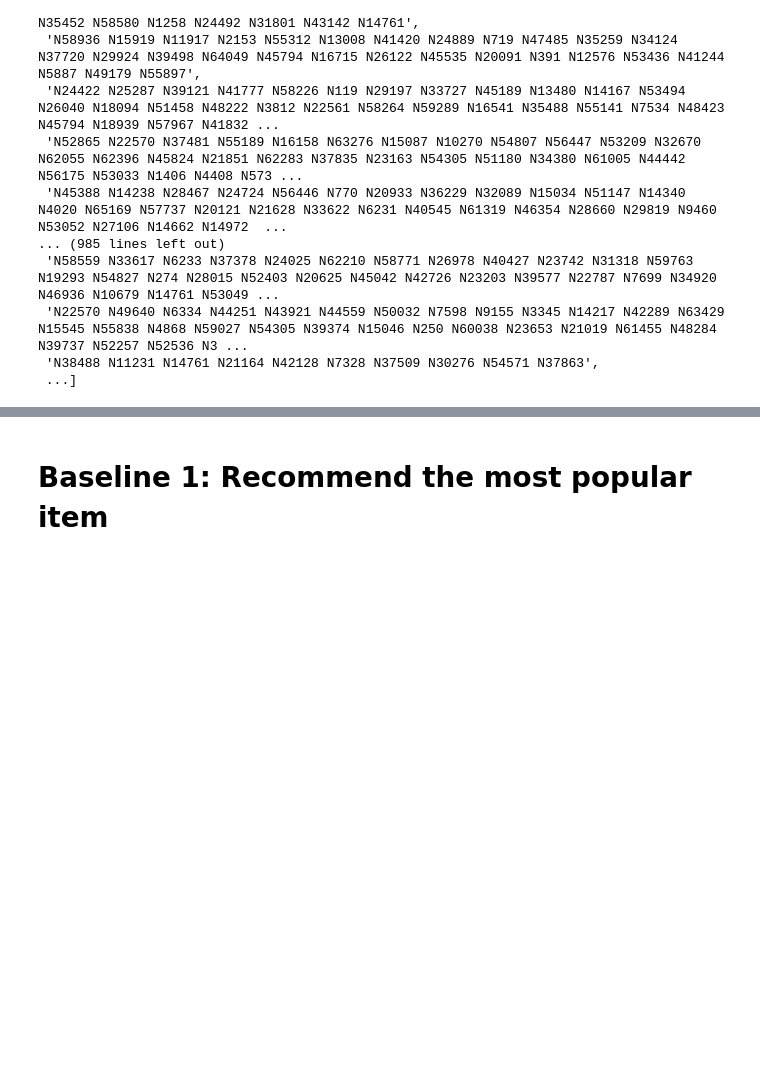
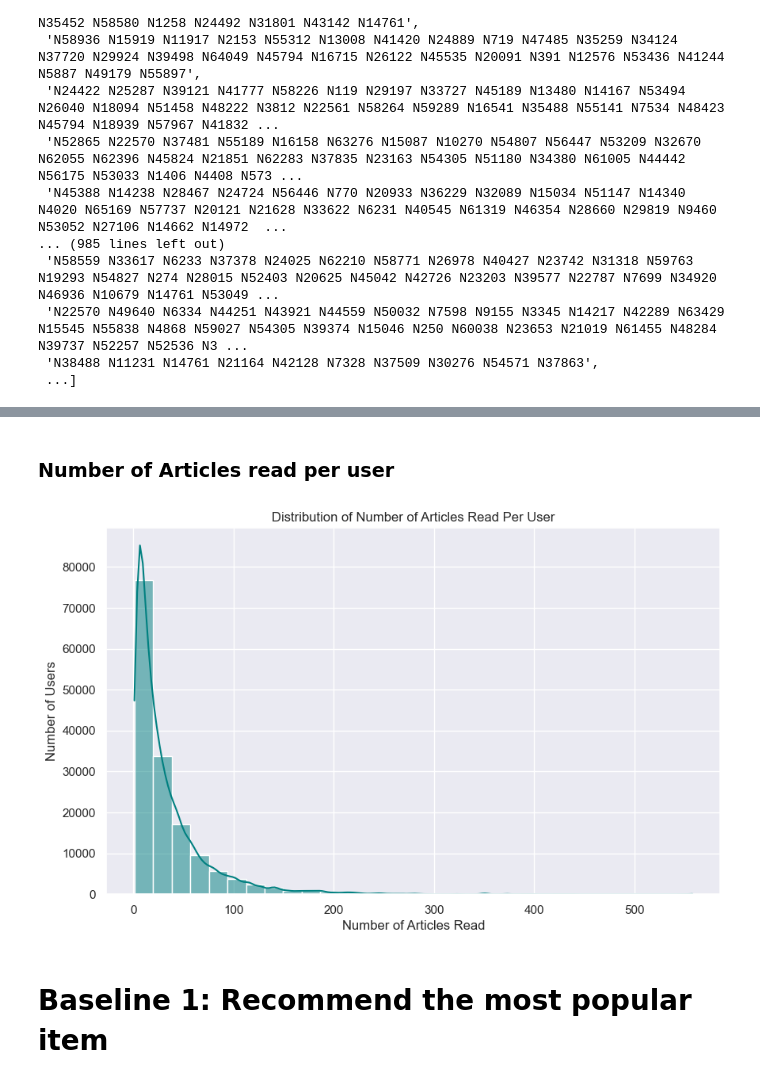
Before and after one commit to eiriksteen/MNRC, a Jupyter notebook: notebooks/eda.ipynb, the cells around one changed output, grey strips where cells are left out. Saved outputs shown, nothing was run; the diff lists cells and outputs as text; code cells hidden in the pictures; blank space fills up the shorter version.

```diff
--- a/notebooks/eda.ipynb
+++ b/notebooks/eda.ipynb
@@ -94,3 +172,22 @@ list(behaviors_df.to_dict()["History"].values())
+# %% [markdown]
+### Number of Articles read per user
+# %%
+# Count the number of articles read per user
+behaviors_df['num_articles_read'] = behaviors_df['History'].dropna().apply(lambda x: len(x.split()))
+
+# Summary statistics for number of articles read
+articles_read_per_user = behaviors_df['num_articles_read'].describe()
+
+# Histogram of articles read per user using seaborn
+plt.figure(figsize=(10, 6))
+sns.histplot(behaviors_df['num_articles_read'].dropna(), bins=30, kde=True, color='teal')
+plt.title('Distribution of Number of Articles Read Per User')
+plt.xlabel('Number of Articles Read')
+plt.ylabel('Number of Users')
+plt.grid(True)
+plt.show()
+# %% [output]
+[figure, added]
 # %% [markdown]
 <h1> Baseline 1: Recommend the most popular item </h1>
 # %%
```
Also changed, not shown: parts of 5 cells of this notebook, 2 other files.
